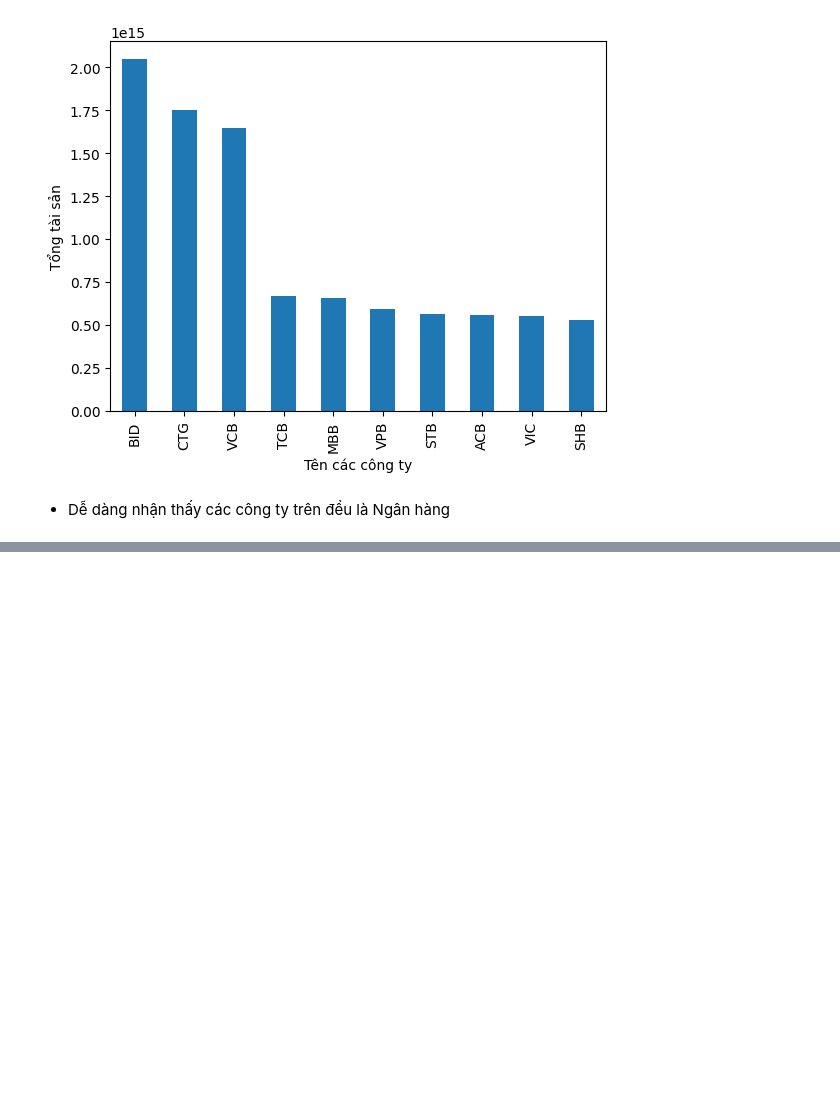
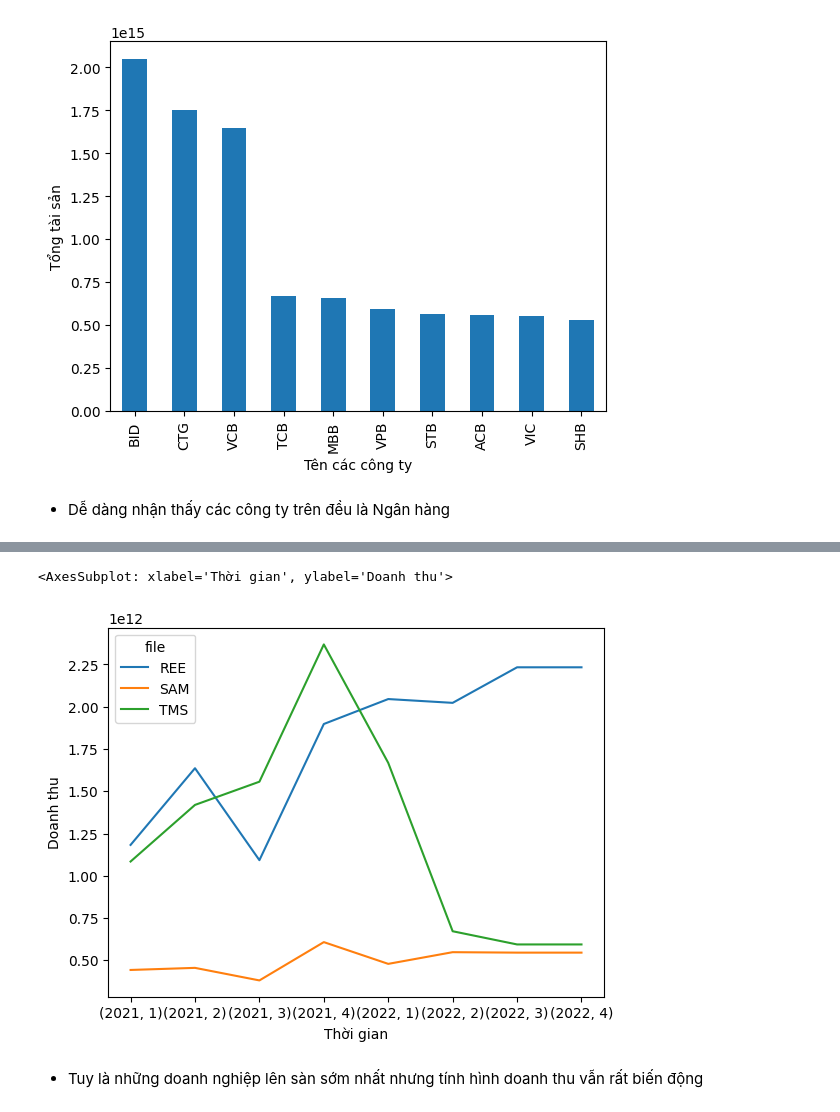
Before and after one commit to minhtringuyennn/NMKHDL_Project, a Jupyter notebook: crawl/crawl_data.ipynb, the cells around one changed output, grey strips where cells are left out. Saved outputs shown, nothing was run; the diff lists cells and outputs as text; code cells hidden in the pictures; blank space fills up the shorter version.

```diff
--- a/crawl/crawl_data.ipynb
+++ b/crawl/crawl_data.ipynb
@@ -643,0 +672,3 @@ top10_df['totalAssets'].plot.bar(xlabel='Tên các công ty', ylabel='Tổng tà
+# %%
+active_company = active_company.sort_values(by='listedDate')
+active_company
@@ -643,0 +689,3 @@ top10_df['totalAssets'].plot.bar(xlabel='Tên các công ty', ylabel='Tổng tà
+# %%
+top3_df = active_company.head(3)
+top3_df
@@ -643,0 +697,3 @@ top10_df['totalAssets'].plot.bar(xlabel='Tên các công ty', ylabel='Tổng tà
+# %%
+top3_detail_df = df[df['file'].isin(top3_df['code'])]
+top3_detail_df
@@ -643,0 +718,3 @@ top10_df['totalAssets'].plot.bar(xlabel='Tên các công ty', ylabel='Tổng tà
+# %%
+new = top3_detail_df[['netRevenue','quarter','year','file']].pivot(index=['year','quarter'], columns='file', values='netRevenue')
+new
@@ -643,0 +732,7 @@ top10_df['totalAssets'].plot.bar(xlabel='Tên các công ty', ylabel='Tổng tà
+# %%
+new.plot(xlabel='Thời gian',ylabel='Doanh thu')
+# %% [output]
+<AxesSubplot: xlabel='Thời gian', ylabel='Doanh thu'>
+[figure, added]
+# %% [markdown]
+- Tuy là những doanh nghiệp lên sàn sớm nhất nhưng tính hình doanh thu vẫn rất biến động
```
Also changed, not shown: parts of 13 cells of this notebook.
